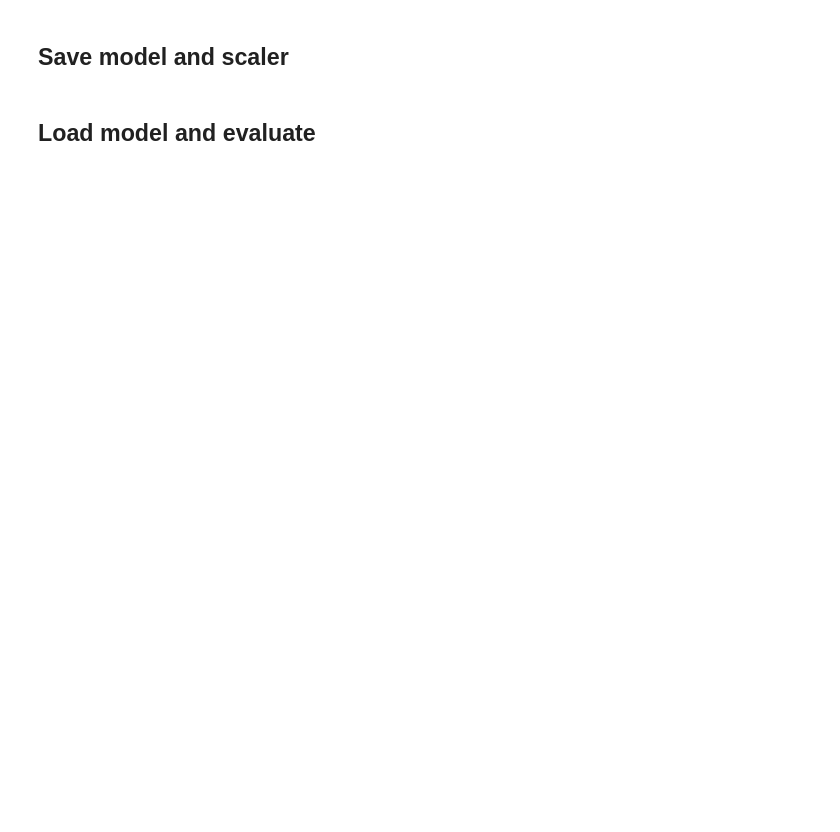
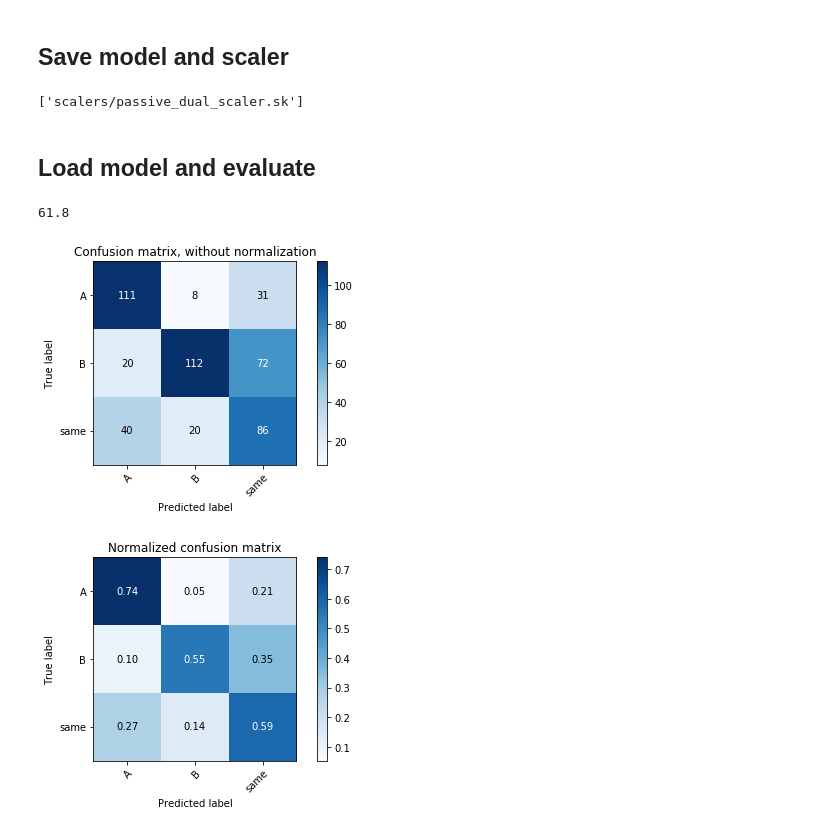
Before and after one commit to iamhectorotero/learning-physical-properties-with-rnns, a Jupyter notebook: 3b. Passive Training loop (TWO HEADS).ipynb, the cells around one changed output. Drawn from its saved outputs; the diff is of its cells as text; code cells hidden in the pictures; blank space fills up the shorter version.

```diff
--- a/3b. Passive Training loop (TWO HEADS).ipynb
+++ b/3b. Passive Training loop (TWO HEADS).ipynb
@@ -211,11 +251,31 @@ torch.save(best_model.state_dict(), "models/passive_mass_model.pt")
 # %%
-joblib.dump(scaler, "scalers/passive_mass_scaler.sk")
+joblib.dump(scaler, "scalers/passive_dual_scaler.sk")
+# %% [output]
+['scalers/passive_dual_scaler.sk']
 # %% [markdown]
 ## Load model and evaluate
+# %%
+def plot(predicted, i, class_columns):
+    predicted = [pred.cpu() for pred in predicted]
+    Y_test = np.concatenate([y[:, i].cpu().numpy() for x, y in test_loader])
+
+    plot_confusion_matrix(Y_test, predicted, classes=class_columns, normalize=False)
+    plot_confusion_matrix(Y_test, predicted, classes=class_columns, normalize=True)
 # %%
-scaler = joblib.load("scalers/passive_mass_scaler.sk")
+scaler = joblib.load("scalers/passive_dual_scaler.sk")
+# %%
+all_trials = read_dataset("data/test_passive_trials.h5")
+test_loader, _ = prepare_dataset([all_trials], class_columns=[MASS_CLASS_COLS, FORCE_CLASS_COLS],
+                                 training_columns=BASIC_TRAINING_COLS, multiclass=True, scaler=scaler)
 # %%
-model = ComplexRNNModel(input_dim, hidden_dim, n_layers, output_dim)
-model.load_state_dict(torch.load("models/passive_mass_model.pt"))
+model = BottomHeavyModel(INPUT_DIM, HIDDEN_DIM, 5, OUTPUT_DIM)
+model.load_state_dict(torch.load("models/passive_mass_dual_model.pt"))
 model.eval()
 model = model.cuda()
+mass_accuracy, _, mass_predicted, _ = evaluate(model, test_loader, return_predicted=True)
+print(mass_accuracy)
+plot(mass_predicted, 0, MASS_CLASS_COLS)
+# %% [output]
+61.8
+[figure, added]
+[figure, added]
```
Also changed, not shown: parts of 22 cells of this notebook, 2 other files.
